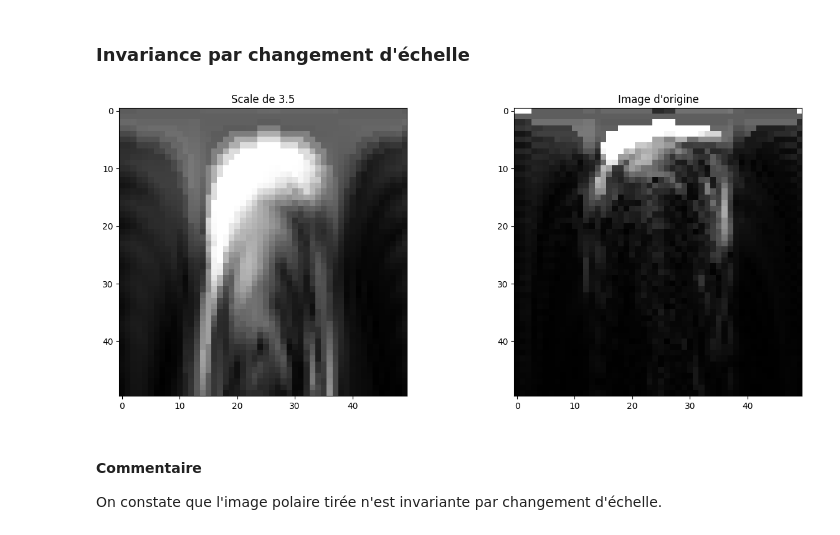
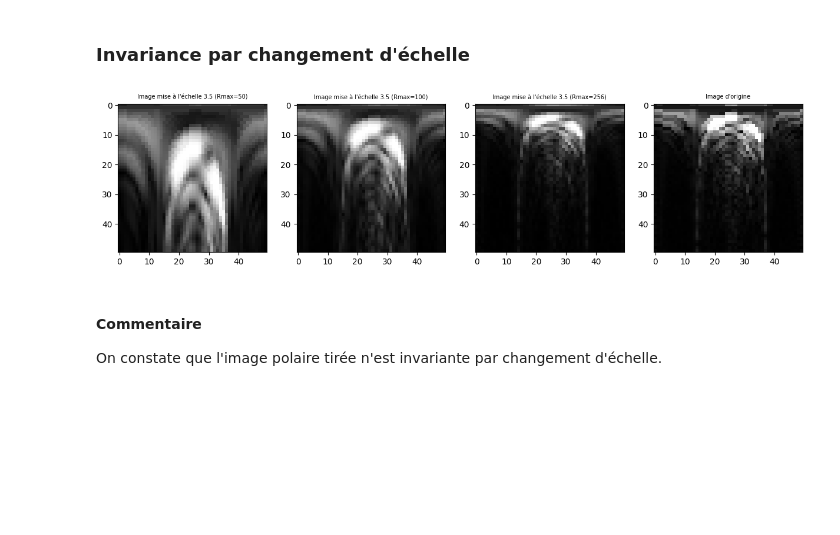
Before and after one commit to Rayane-Maker/TP-Classification-KNN, a Jupyter notebook: BE_Note_Raphael.ipynb, the cells around one changed output. Saved outputs shown, nothing was run; the diff lists cells and outputs as text; code cells hidden in the pictures; blank space fills up the shorter version.

```diff
--- a/BE_Note_Raphael.ipynb
+++ b/BE_Note_Raphael.ipynb
@@ -261,29 +265,33 @@ On constate que les images polaires ne sont pas invariantes par rotation.
 # %%
 #Changement d'échelle: scale = 3.5
 #
 # Supposons que 'image' soit votre image d'origine
-image = random.choice(images)
-
-
-def scale_image_polar(image, scale):
-    #image_scaled = cv2.resize(image, (0,0), fx=scale, fy=scale)
+image = random.choice(cropped_images)
+def scale_image_polar(image, scale, Nr, Mtheta, Rmax):
     image_scaled = rescale(image, scale)
-    image_polar = polaire(image_scaled, Nr=50, Mtheta=50, Rmax=50)
+    image_polar = polaire(image_scaled, Nr, Mtheta, Rmax)
     return image_polar
 
-image_scale_3_5 = scale_image_polar(image, 3.5)
+image_scale_3_5_1 = scale_image_polar(image, 3.5, 50, 50, 50)
+image_scale_3_5_2 = scale_image_polar(image, 3.5, 50, 50, 100)
+image_scale_3_5_3 = scale_image_polar(image, 3.5, 50, 50, 200)
 
-
-plt.subplots(1,2,figsize=(15,6))
-plt.subplot(1,2,1)
-plt.imshow(image_scale_3_5, cmap='gray')
-plt.title("Scale de 3.5")
-plt.subplot(1,2,2)
+plt.subplots(1,4,figsize=(15,6))
+plt.subplot(1,4,1)
+plt.imshow(image_scale_3_5_1, cmap='gray')
+plt.title("Image mise à l'échelle 3.5 (Rmax=50)", fontsize=7)
+plt.subplot(1,4,2)
+plt.imshow(image_scale_3_5_2, cmap='gray')
+plt.title("Image mise à l'échelle 3.5 (Rmax=100)", fontsize=7)
+plt.subplot(1,4,3)
+plt.imshow(image_scale_3_5_3, cmap='gray')
+plt.title("Image mise à l'échelle 3.5 (Rmax=256)", fontsize=7)
+plt.subplot(1,4,4)
 plt.imshow(polaire(image), cmap='gray')
-plt.title("Image d'origine")
+plt.title("Image d'origine", fontsize=7)
 plt.show()
 # %% [output]
-[figure, old version]
+[figure, new version]
 # %% [markdown]
 #### Commentaire
 On constate que l'image polaire tirée n'est invariante par changement d'échelle.
```
Also changed, not shown: parts of 23 cells of this notebook.
